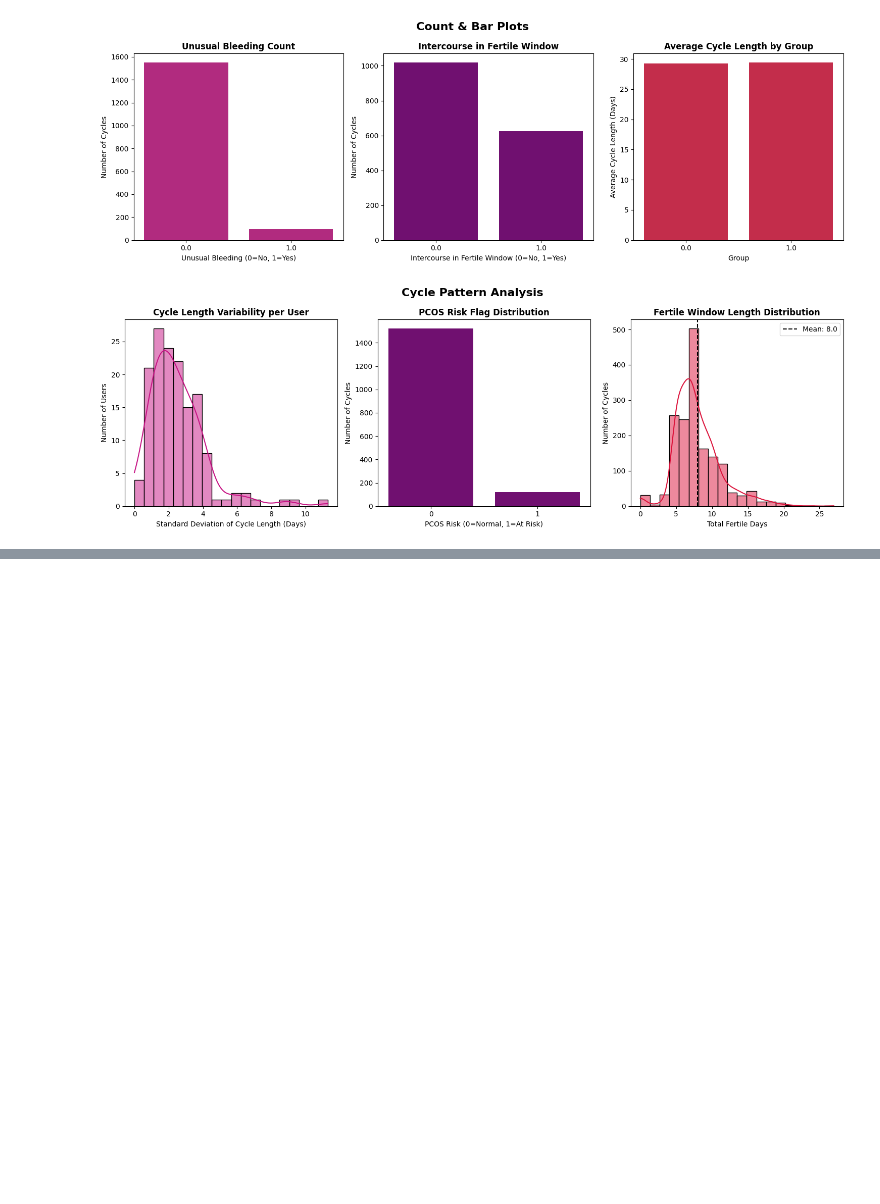
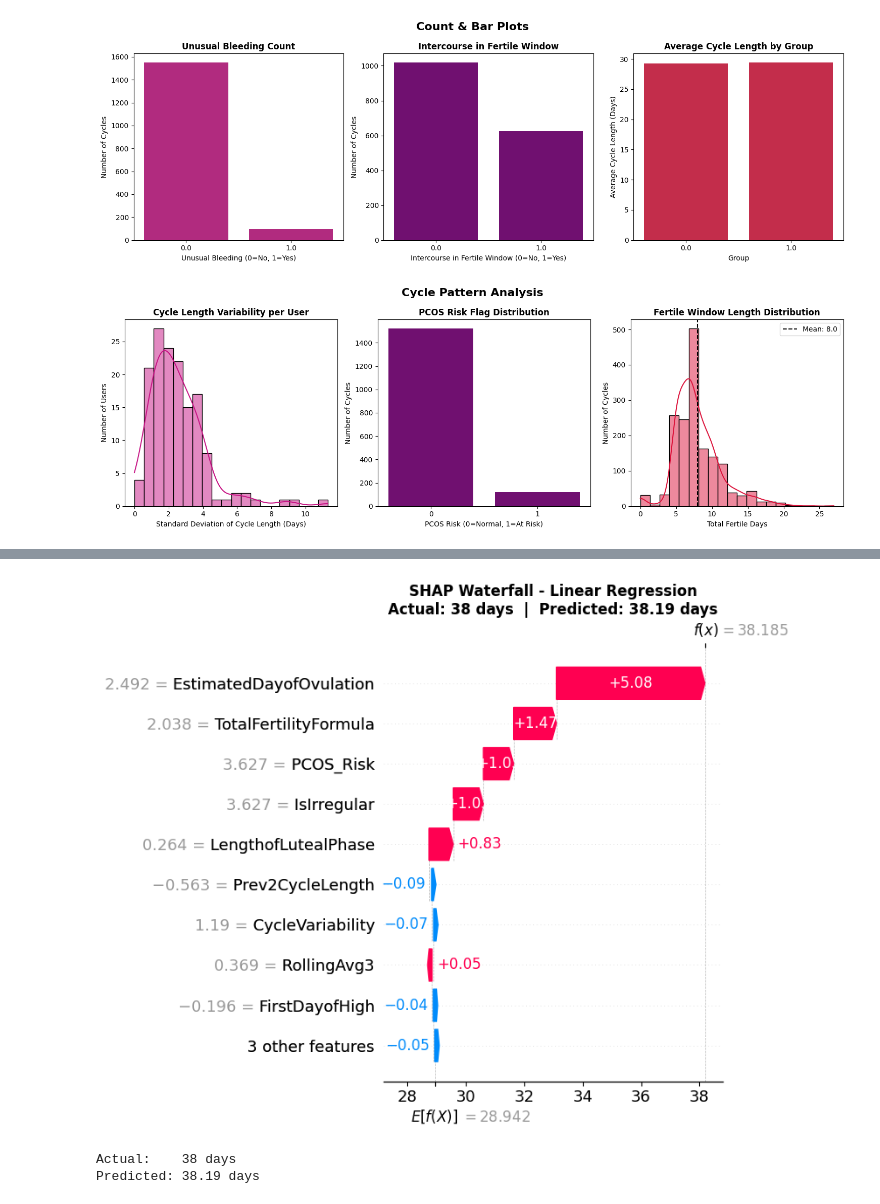
Before and after one commit to NamatovuChristineMaria123/Menstrual-Cycle-Forecasting, a Jupyter notebook: track_cycle.ipynb, the cells around one changed output, grey strips where cells are left out. Cells and saved outputs as stored; diff of their text form; code cells hidden in the pictures; blank space fills up the shorter version.

```diff
--- a/track_cycle.ipynb
+++ b/track_cycle.ipynb
@@ -509,0 +796,25 @@ plt.show()
+# %%
+# SHAP Waterfall for Linear Regression (Explains one single prediction in details)
+sample_idx = 0
+
+lr_explanation = shap.Explanation(
+    values=lr_shap_values[sample_idx],
+    base_values=lr_explainer.expected_value,
+    data=X_test.iloc[sample_idx].values,
+    feature_names=feature_cols
+)
+
+shap.plots.waterfall(lr_explanation, show=False)
+plt.title(f"SHAP Waterfall - Linear Regression\n"
+          f"Actual: {y_test.iloc[sample_idx]:.0f} days  |  "
+          f"Predicted: {lr_pred[sample_idx]:.2f} days",
+          fontweight='bold')
+plt.tight_layout()
+plt.savefig('visuals/shap_lr_waterfall.png', dpi=150, bbox_inches='tight')
+plt.show()
+print(f"Actual:    {y_test.iloc[sample_idx]:.0f} days")
+print(f"Predicted: {lr_pred[sample_idx]:.2f} days")
+# %% [output]
+[figure, added]
+Actual:    38 days
+Predicted: 38.19 days
```
Also changed, not shown: parts of 34 cells of this notebook, 13 other files.
